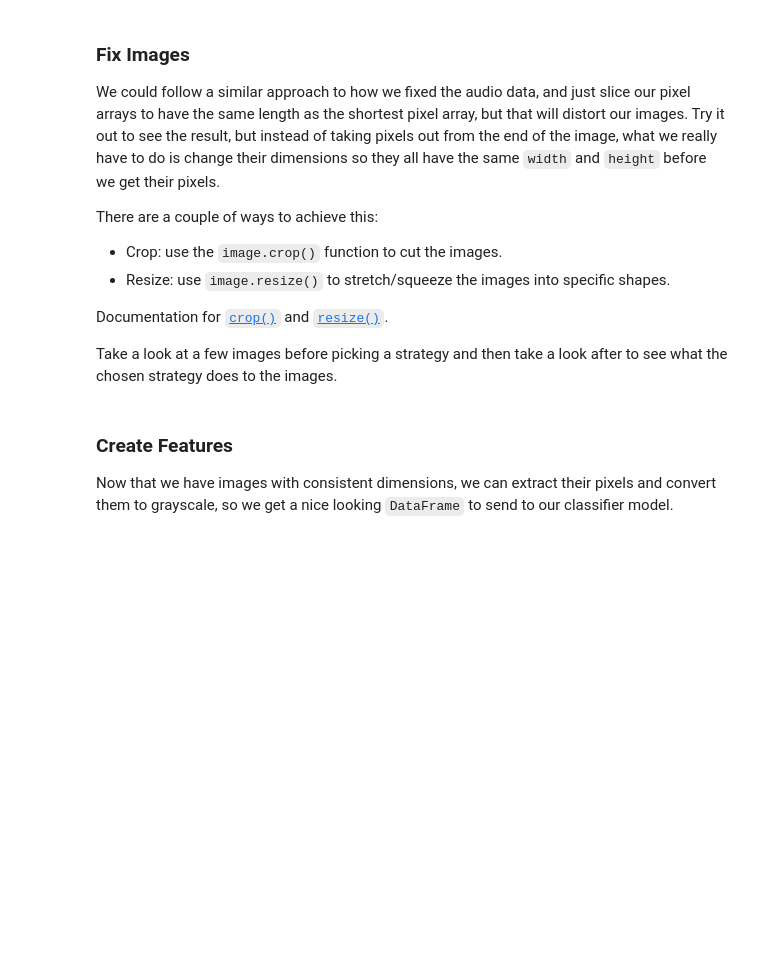
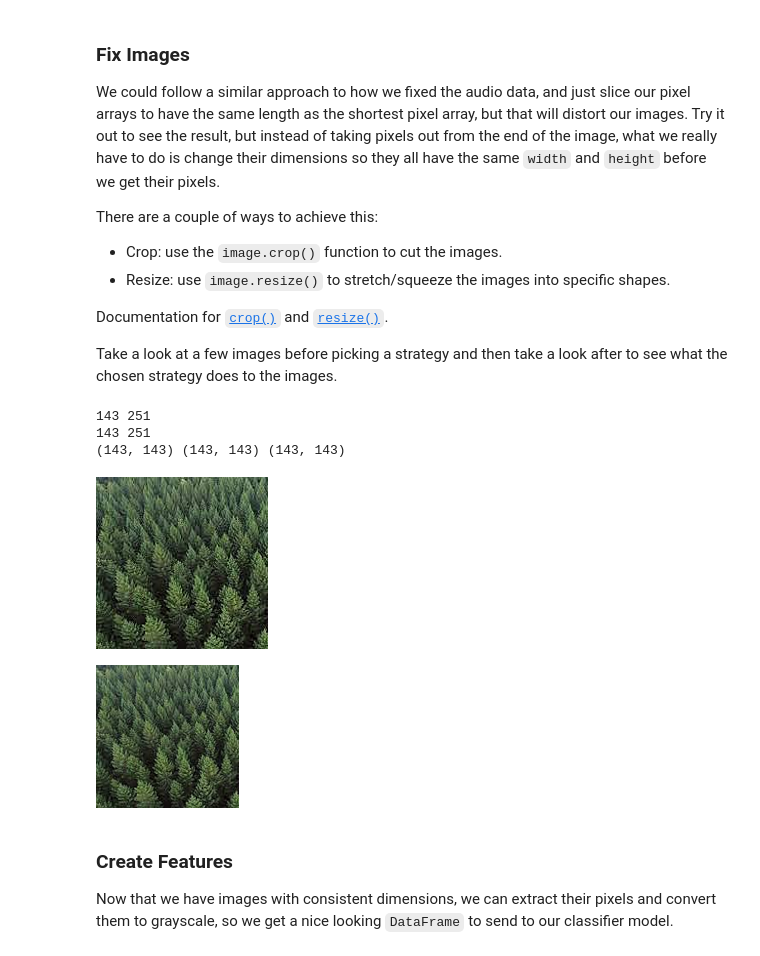
Before and after one commit to AI-and-Machine-Learning-Fall-2026/Homework06, a Jupyter notebook: Homework06A.ipynb, the cells around one changed output. Drawn from its saved outputs; the diff is of its cells as text; code cells hidden in the pictures; blank space fills up the shorter version.

```diff
--- a/Homework06A.ipynb
+++ b/Homework06A.ipynb
@@ -381,3 +410,36 @@ Take a look at a few images before picking a strategy and then take a look after
+# %%
+# TODO: look at characteristics/dimensions of the images
+
+image_widths= []
+image_heights = []
+for image in imgs:
+    image_width, image_height = image.size
+    image_widths.append(image_width)
+    image_heights.append(image_height)
+
+print(min(image_widths), max(image_widths))
+print(min(image_heights), max(image_heights))
+
+# TODO: go through the images and make their dimensions consistent
+
+min_width = min(image_widths)
+min_height = min(image_heights)
+
+resized_imgs = []
+for image in imgs:
+    resized_imgs.append(image.resize((min_width, min_height))) # My Note: Resize all the images to the smallest width and height.
+
+print(resized_imgs[0].size, resized_imgs[1].size, resized_imgs[2].size)
+
+# TODO: look at some images
+display(imgs[0])
+display(resized_imgs[0])
+# %% [output]
+143 251
+143 251
+(143, 143) (143, 143) (143, 143)
+[figure, added]
+[figure, added]
 # %% [markdown]
 ### Create Features
 
```
Also changed, not shown: parts of 10 cells of this notebook.
